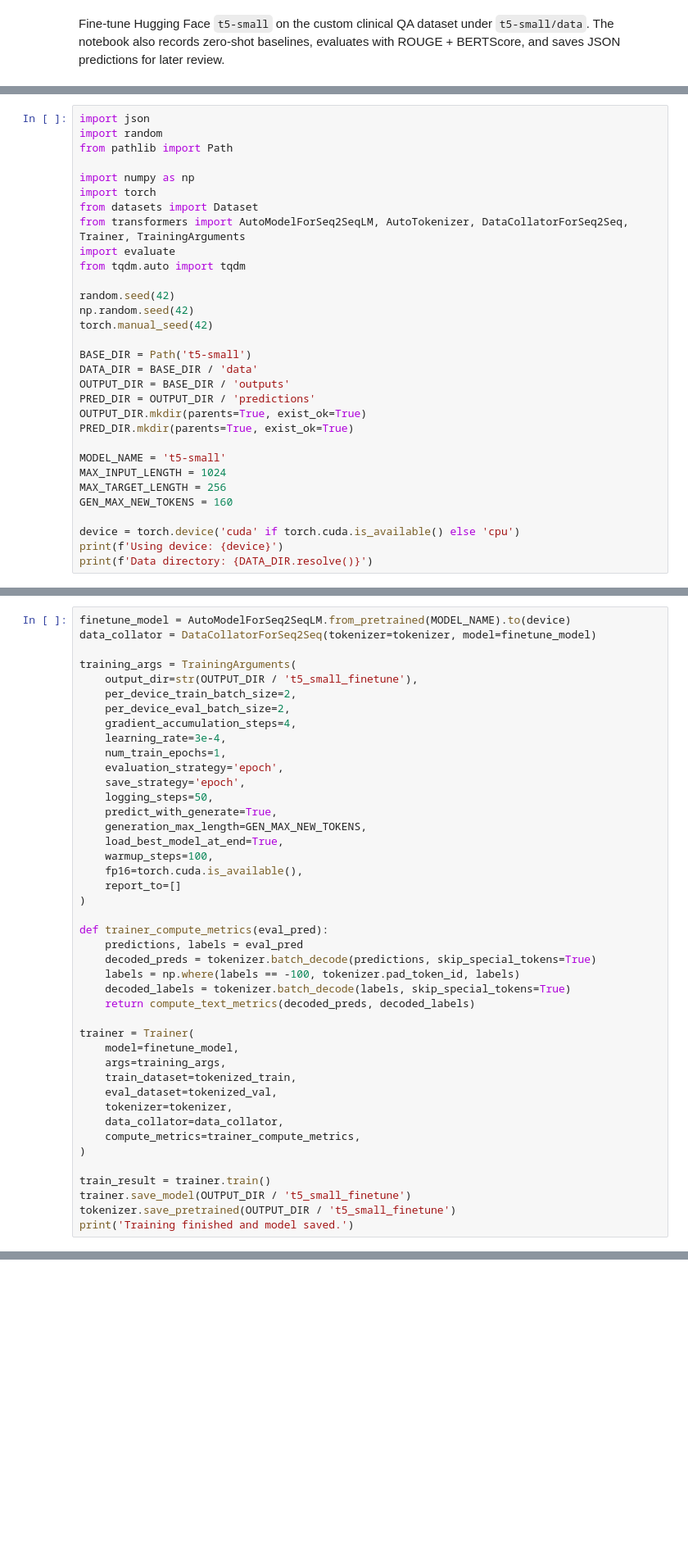
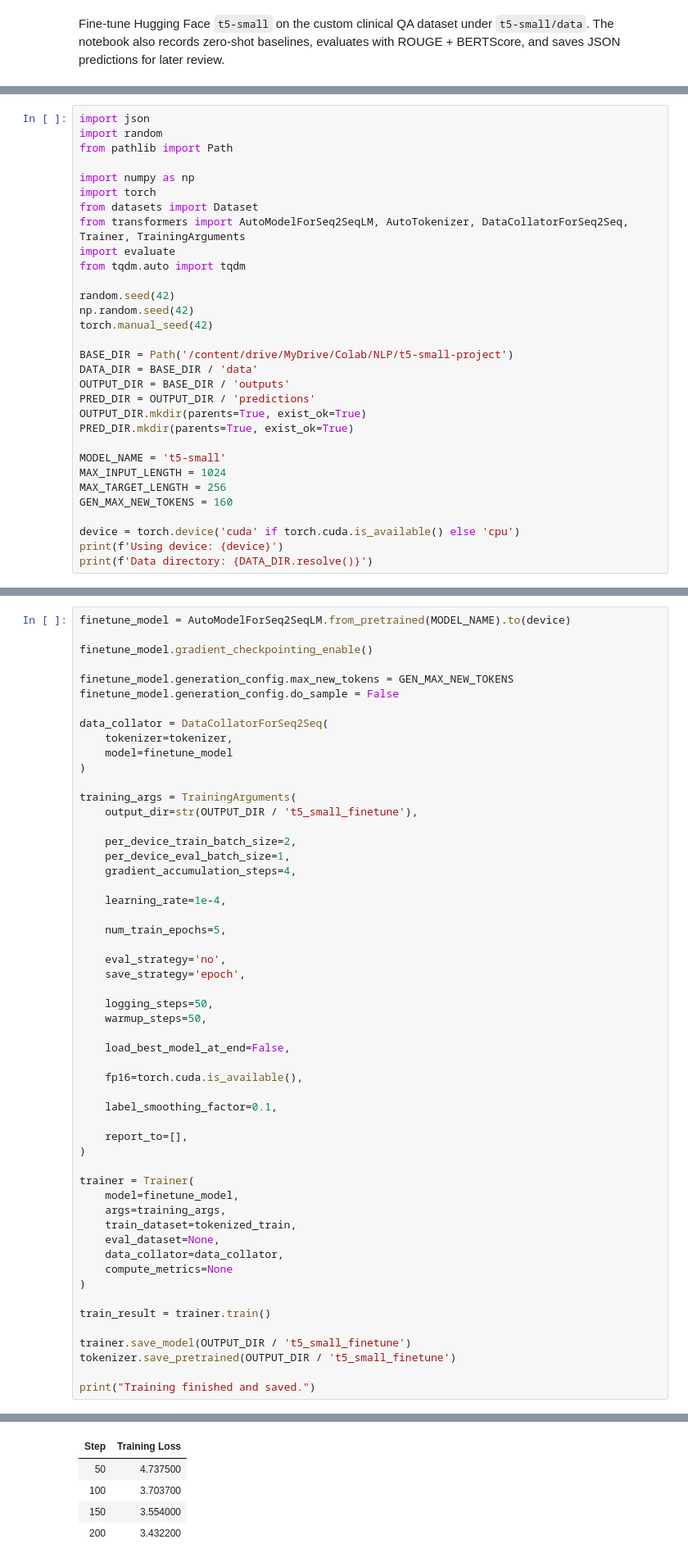
Before and after one commit to tapojit047/clinical-query-summarization, a Jupyter notebook: t5-small/t5_small_finetune.ipynb, the cells around one changed output, grey strips where cells are left out. Shown: that part at 82% size. Drawn from its saved outputs; the diff is of its cells as text; blank space fills up the shorter version.

```diff
--- a/t5-small/t5_small_finetune.ipynb
+++ b/t5-small/t5_small_finetune.ipynb
@@ -22,7 +26,7 @@ random.seed(42)
 np.random.seed(42)
 torch.manual_seed(42)
 
-BASE_DIR = Path('t5-small')
+BASE_DIR = Path('/content/drive/MyDrive/Colab/NLP/t5-small-project')
 DATA_DIR = BASE_DIR / 'data'
 OUTPUT_DIR = BASE_DIR / 'outputs'
 PRED_DIR = OUTPUT_DIR / 'predictions'
@@ -184,43 +247,55 @@ print('Baseline test metrics:', baseline_test_metrics)
 # %%
 finetune_model = AutoModelForSeq2SeqLM.from_pretrained(MODEL_NAME).to(device)
-data_collator = DataCollatorForSeq2Seq(tokenizer=tokenizer, model=finetune_model)
+
+finetune_model.gradient_checkpointing_enable()
+
+finetune_model.generation_config.max_new_tokens = GEN_MAX_NEW_TOKENS
+finetune_model.generation_config.do_sample = False
+
+data_collator = DataCollatorForSeq2Seq(
+    tokenizer=tokenizer,
+    model=finetune_model
+)
 
 training_args = TrainingArguments(
     output_dir=str(OUTPUT_DIR / 't5_small_finetune'),
+
     per_device_train_batch_size=2,
-    per_device_eval_batch_size=2,
+    per_device_eval_batch_size=1,
     gradient_accumulation_steps=4,
-    learning_rate=3e-4,
-    num_train_epochs=1,
-    evaluation_strategy='epoch',
+
+    learning_rate=1e-4,
+
+    num_train_epochs=5,
+
+    eval_strategy='no',
     save_strategy='epoch',
+
     logging_steps=50,
-    predict_with_generate=True,
-    generation_max_length=GEN_MAX_NEW_TOKENS,
-    load_best_model_at_end=True,
-    warmup_steps=100,
+    warmup_steps=50,
+
+    load_best_model_at_end=False,
+
     fp16=torch.cuda.is_available(),
-    report_to=[]
+
+    label_smoothing_factor=0.1,
+
+    report_to=[],
 )
-
-def trainer_compute_metrics(eval_pred):
-    predictions, labels = eval_pred
-    decoded_preds = tokenizer.batch_decode(predictions, skip_special_tokens=True)
-    labels = np.where(labels == -100, tokenizer.pad_token_id, labels)
-    decoded_labels = tokenizer.batch_decode(labels, skip_special_tokens=True)
-    return compute_text_metrics(decoded_preds, decoded_labels)
 
 trainer = Trainer(
     model=finetune_model,
     args=training_args,
     train_dataset=tokenized_train,
-    eval_dataset=tokenized_val,
-    tokenizer=tokenizer,
+    eval_dataset=None,
     data_collator=data_collator,
-    compute_metrics=trainer_compute_metrics,
+    compute_metrics=None
 )
 
 train_result = trainer.train()
+
 trainer.save_model(OUTPUT_DIR / 't5_small_finetune')
 tokenizer.save_pretrained(OUTPUT_DIR / 't5_small_finetune')
-print('Training finished and model saved.')
+
+print("Training finished and saved.")
+# %% [output]
@@ -226,0 +304,5 @@ print('Training finished and model saved.')
+| Step | Training Loss |
+| 50 | 4.737500 |
+| 100 | 3.703700 |
+| 150 | 3.554000 |
+| 200 | 3.432200 |
```
Also changed, not shown: parts of 18 cells of this notebook, 3 other files.
